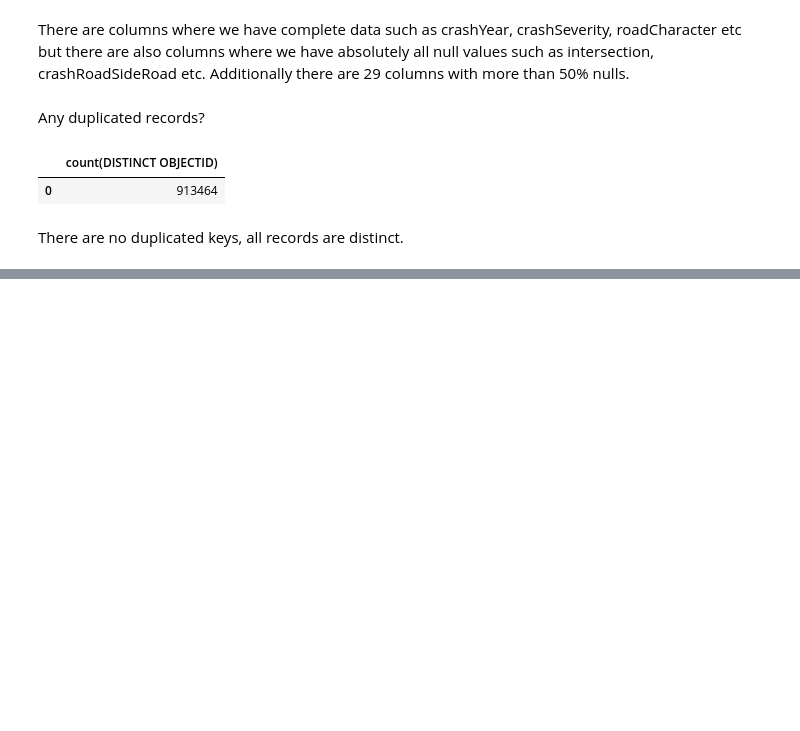
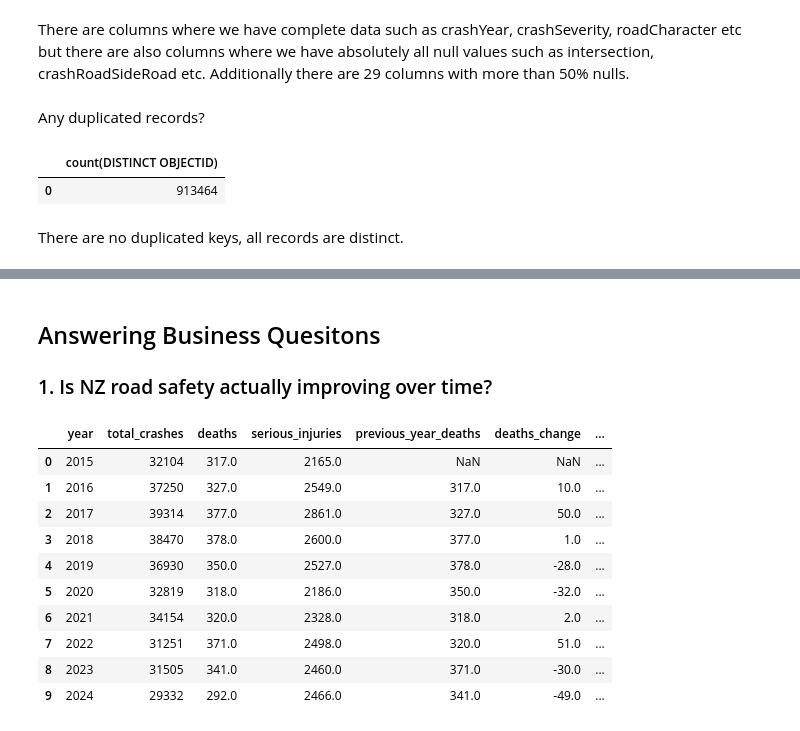
Before and after one commit to Lam-Truong/nz-road-safety-sql, a Jupyter notebook: project_1_workbook.ipynb, the cells around one changed output, grey strips where cells are left out. Drawn from its saved outputs; the diff is of its cells as text; code cells hidden in the pictures; blank space fills up the shorter version.

```diff
--- a/project_1_workbook.ipynb
+++ b/project_1_workbook.ipynb
@@ -152,0 +193,20 @@ The Crash Analysis System (CAS) dataset contains **913,464 crash records** spann
+# %% [markdown]
+## Answering Business Quesitons
+### 1. Is NZ road safety actually improving over time?
+# %%
+query = open('sql/q1_trend.sql').read()
+trend_result = con.execute(query).fetchdf()
+# %%
+trend_result
+# %% [output]
+|  | year | total_crashes | deaths | serious_injuries | previous_year_deaths | deaths_change | ... |
+| 0 | 2015 | 32104 | 317.0 | 2165.0 | NaN | NaN | ... |
+| 1 | 2016 | 37250 | 327.0 | 2549.0 | 317.0 | 10.0 | ... |
+| 2 | 2017 | 39314 | 377.0 | 2861.0 | 327.0 | 50.0 | ... |
+| 3 | 2018 | 38470 | 378.0 | 2600.0 | 377.0 | 1.0 | ... |
+| 4 | 2019 | 36930 | 350.0 | 2527.0 | 378.0 | -28.0 | ... |
+| 5 | 2020 | 32819 | 318.0 | 2186.0 | 350.0 | -32.0 | ... |
+| 6 | 2021 | 34154 | 320.0 | 2328.0 | 318.0 | 2.0 | ... |
+| 7 | 2022 | 31251 | 371.0 | 2498.0 | 320.0 | 51.0 | ... |
+| 8 | 2023 | 31505 | 341.0 | 2460.0 | 371.0 | -30.0 | ... |
+| 9 | 2024 | 29332 | 292.0 | 2466.0 | 341.0 | -49.0 | ... |
```
Also changed, not shown: parts of 8 cells of this notebook, 3 other files.
